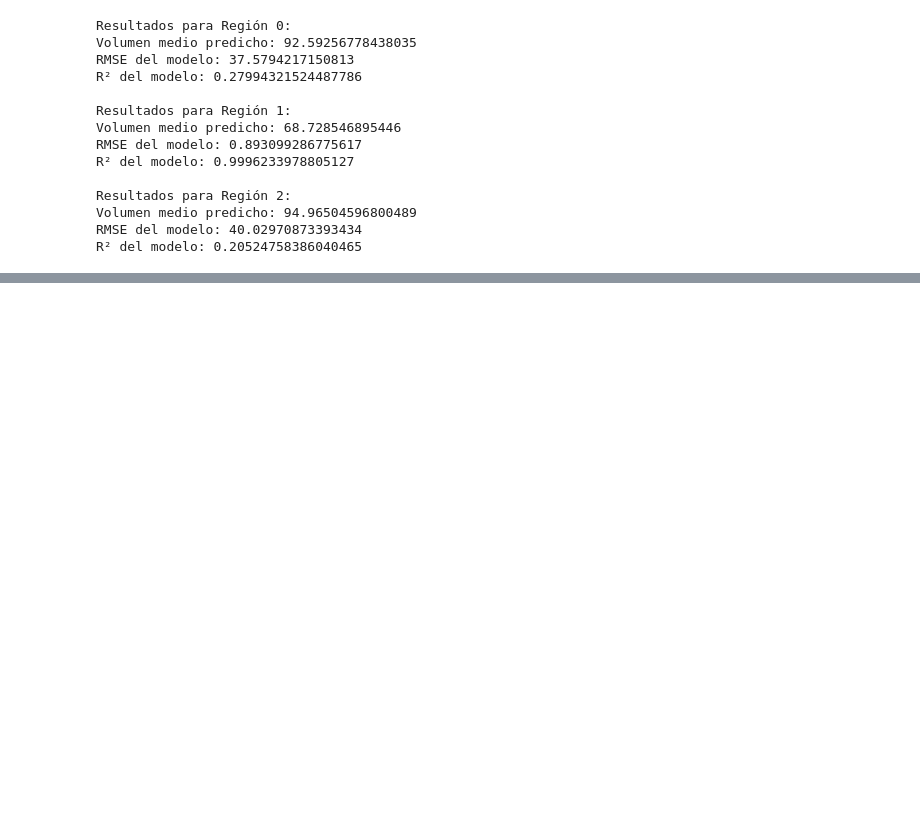
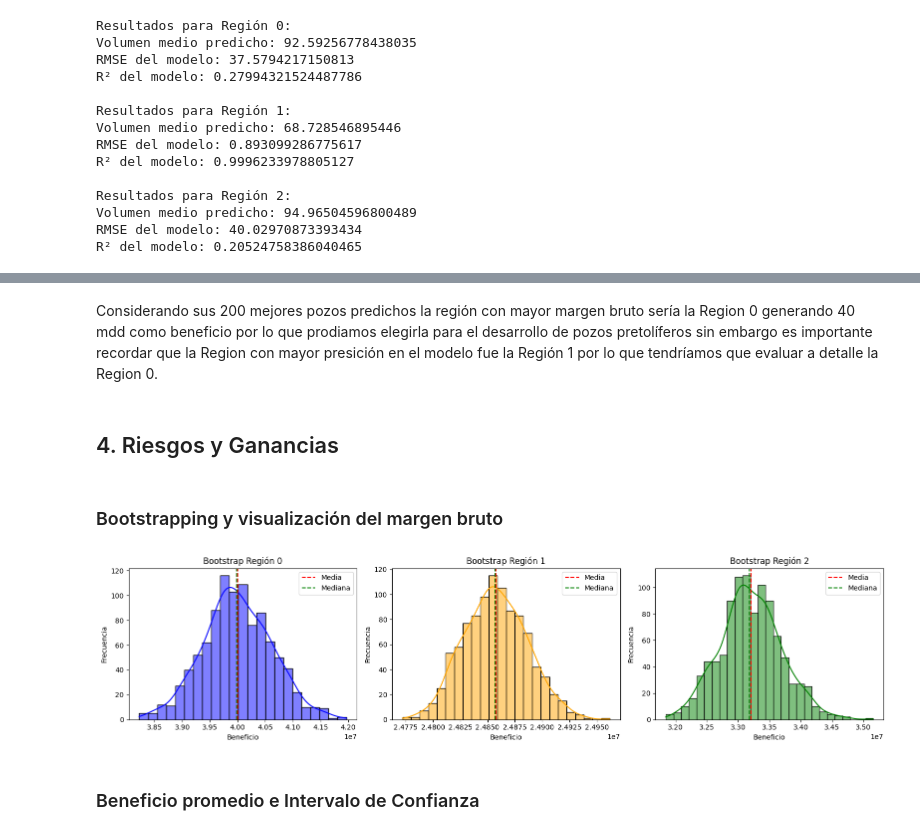
Before and after one commit to jalcala88/Proyectos-Tripleten, a Jupyter notebook: Sprint_11/Proyecto_Sprint_11.ipynb, the cells around one changed output, grey strips where cells are left out. Cells and saved outputs as stored; diff of their text form; code cells hidden in the pictures; blank space fills up the shorter version.

```diff
--- a/Sprint_11/Proyecto_Sprint_11.ipynb
+++ b/Sprint_11/Proyecto_Sprint_11.ipynb
@@ -262,6 +262,8 @@ def entrenar_evaluar_modelo(region_data, region_name):
     print(f"Volumen medio predicho: {volumen_medio}")
     print(f"RMSE del modelo: {rmse}")
     print(f"R² del modelo: {r_cuadrado}")
+
+    return volumen_medio, rmse, r_cuadrado, y_pred
 # %%
 # Cargar los datos
 region0 = pd.read_csv('geo_data_0.csv')
@@ -269,9 +271,14 @@ region1 = pd.read_csv('geo_data_1.csv')
 region2 = pd.read_csv('geo_data_2.csv')
 
 # Entrenar y evaluar el modelo para cada región
-entrenar_evaluar_modelo(region0, "Región 0")
-entrenar_evaluar_modelo(region1, "Región 1")
-entrenar_evaluar_modelo(region2, "Región 2")
+resultados_region0 = entrenar_evaluar_modelo(region0, "Región 0")
+resultados_region1 = entrenar_evaluar_modelo(region1, "Región 1")
+resultados_region2 = entrenar_evaluar_modelo(region2, "Región 2")
+
+# Extraer predicciones
+predic_region0 = resultados_region0[3]
+predic_region1 = resultados_region1[3]
+predic_region2 = resultados_region2[3]
 # %% [output]
 Resultados para Región 0:
 Volumen medio predicho: 92.59256778438035
@@ -289,0 +363,58 @@ R² del modelo: 0.20524758386040465
+# %% [markdown]
+Considerando sus 200 mejores pozos predichos la región con mayor margen bruto sería la Region 0 generando 40 mdd como beneficio por  lo que prodiamos elegirla para el desarrollo de pozos pretolíferos sin embargo es importante recordar que la Region con mayor presición en el modelo fue la Región 1 por lo que tendríamos que evaluar a detalle la Region 0.
+# %% [markdown]
+## 4. Riesgos y Ganancias
+# %% [markdown]
+### Bootstrapping y visualización del margen bruto
+# %%
+# Realizamos bootstrap y llamamos a la funcion de estado de resultados
+
+def bootstrap_estado_resultados(predicciones, nombre_region, num_muestras=1000):
+    # Crear un generador aleatorio
+    state = np.random.RandomState(12345)
+
+    beneficios=[]
+    for n in range(num_muestras):
+        sample = predicciones.sample(frac=1, replace=True, random_state=state)
+        beneficios_muestra = estado_resultados_region(sample, f"{nombre_region} (Bootstrap),muestra {n+1}", imprimir=False)
+        beneficios.append(beneficios_muestra)
+    return pd.Series(beneficios)
+
+
+# Llamadas de la función con diferentes nombres de región:
+bootstrap_region0 =bootstrap_estado_resultados(predic_region0, "Región 0")
+bootstrap_region1 =bootstrap_estado_resultados(predic_region1, "Región 1")
+bootstrap_region2 =bootstrap_estado_resultados(predic_region2, "Región 2")
+
+# Graficar los resultados de bootstrap
+plt.figure(figsize=(16, 4))
+plt.subplot(1, 3, 1)
+sns.histplot(bootstrap_region0, kde=True, color='blue')
+plt.title('Bootstrap Región 0')
+plt.xlabel('Beneficio')
+plt.ylabel('Frecuencia')
+plt.axvline(bootstrap_region0.mean(), color='red', linestyle='--', label='Media')
+plt.axvline(bootstrap_region0.median(), color='green', linestyle='--', label='Mediana')
+plt.legend()
+plt.subplot(1, 3, 2)
+sns.histplot(bootstrap_region1, kde=True, color='orange')
+plt.title('Bootstrap Región 1')
+plt.xlabel('Beneficio')
+plt.ylabel('Frecuencia')
+plt.axvline(bootstrap_region1.mean(), color='red', linestyle='--', label='Media')
+plt.axvline(bootstrap_region1.median(), color='green', linestyle='--', label='Mediana')
+plt.legend()
+plt.subplot(1, 3, 3)
+sns.histplot(bootstrap_region2, kde=True, color='green')
+plt.title('Bootstrap Región 2')
+plt.xlabel('Beneficio')
+plt.ylabel('Frecuencia')
+plt.axvline(bootstrap_region2.mean(), color='red', linestyle='--', label='Media')
+plt.axvline(bootstrap_region2.median(), color='green', linestyle='--', label='Mediana')
+plt.legend()
+plt.tight_layout()
+plt.show()
+# %% [output]
+[figure, added]
+# %% [markdown]
+### Beneficio promedio e Intervalo de Confianza
```
Also changed, not shown: parts of 10 cells of this notebook.
